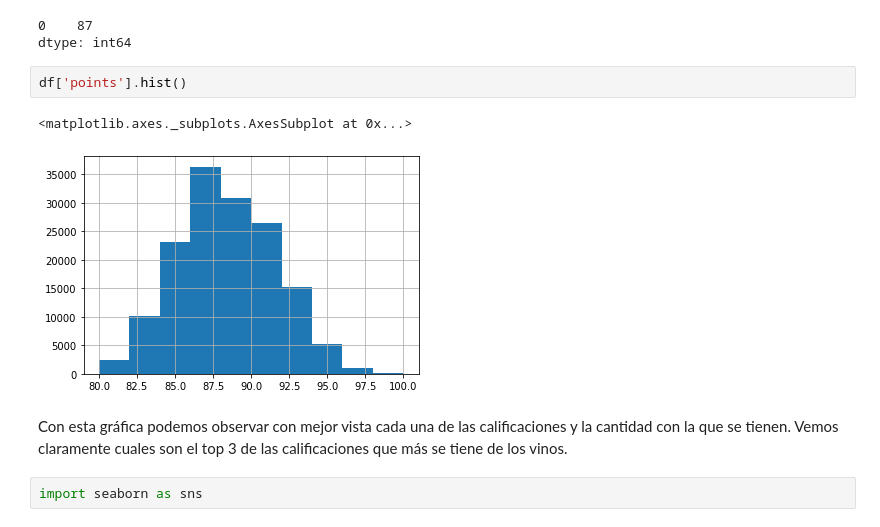
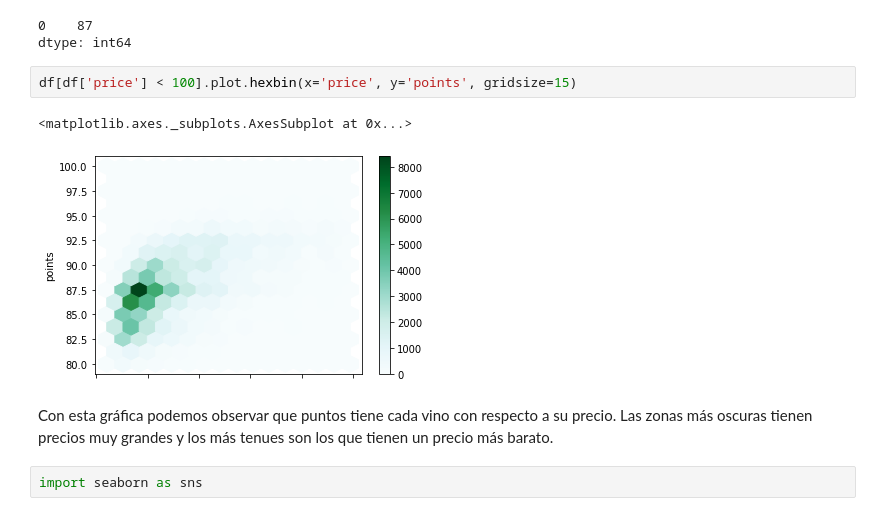
Before and after one commit to angelgct05/mineria-de-datos, a Jupyter notebook: Tarea 2/Tarea 2.ipynb, the cells around one changed output. Saved outputs shown, nothing was run; the diff lists cells and outputs as text.

```diff
--- a/Tarea 2/Tarea 2.ipynb
+++ b/Tarea 2/Tarea 2.ipynb
@@ -129,13 +107,13 @@ df['points'].mode()
 # %% [output]
 0    87
 dtype: int64
-# %%
-df['points'].hist()
-# %% [output]
-<matplotlib.axes._subplots.AxesSubplot at 0x...>
-[figure, removed]
-# %% [markdown]
-Con esta gráfica podemos observar con mejor vista cada una de las calificaciones y la cantidad con la que se tienen. Vemos claramente cuales son el top 3 de las calificaciones que más se tiene de los vinos.
+# %%
+df[df['price'] < 100].plot.hexbin(x='price', y='points', gridsize=15)
+# %% [output]
+<matplotlib.axes._subplots.AxesSubplot at 0x...>
+[figure, added]
+# %% [markdown]
+Con esta gráfica podemos observar que puntos tiene cada vino con respecto a su precio. Las zonas más oscuras tienen precios muy grandes y los más tenues son los que tienen un precio más barato.
 # %%
 import seaborn as sns
 # %%
```
Also changed, not shown: parts of 12 cells of this notebook.
